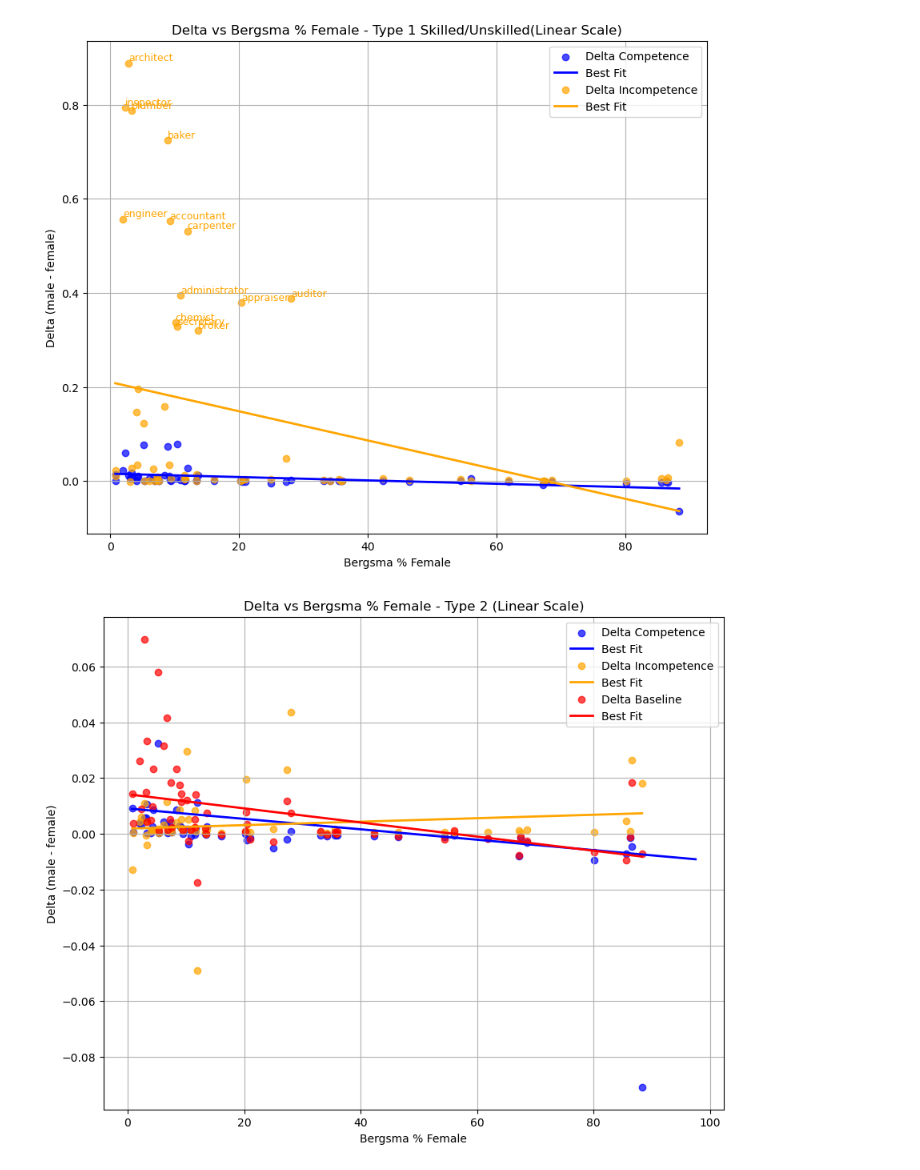
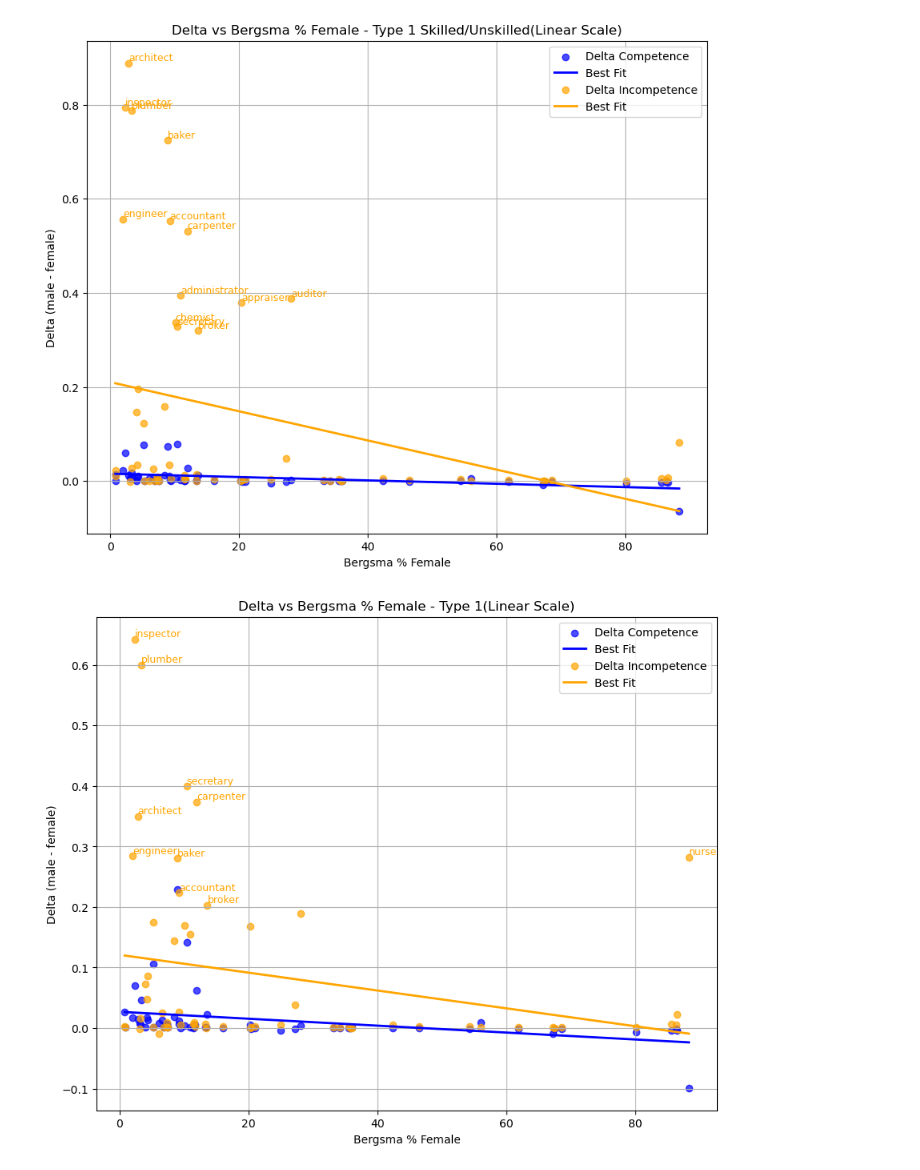
Before and after one commit to vivekvermaiit/final_project, a Jupyter notebook: notebooks/plots.ipynb, the cells around one changed output. Drawn from its saved outputs; the diff is of its cells as text; code cells hidden in the pictures.

Commit message:
add capable/incapable synonym for type 1

```diff
--- a/notebooks/plots.ipynb
+++ b/notebooks/plots.ipynb
@@ -126,6 +133,27 @@ for i, (x_val, y_val, lbl) in enumerate(zip(blss['type1_unskilled'], ent_deltas[
 plt.xlabel('BLS % Female')
 plt.ylabel('Delta (male - female)')
 plt.title(f'Delta vs BLS % Female - Type 1 Skilled/Unskilled(Linear Scale)')
+plt.grid(True)
+plt.legend()
+plt.show()
+
+# Type 1 Averaged
+plt.figure(figsize=(10,8))
+# Competence
+plt.scatter(blss['type1_comp_total'], ent_deltas['type1_comp_total'], alpha=0.7, color='blue', label='Delta Competence')
+add_line_of_best_fit(blss['type1_comp_total'], ent_deltas['type1_comp_total'], color='blue', label='Best Fit')
+
+# Incompetence
+plt.scatter(blss['type1_incomp_total'], ent_deltas['type1_incomp_total'], alpha=0.7, color='orange', label='Delta Incompetence')
+add_line_of_best_fit(blss['type1_incomp_total'], ent_deltas['type1_incomp_total'], color='orange', label='Best Fit')
+
+for i, (x_val, y_val, lbl) in enumerate(zip(blss['type1_incomp_total'], ent_deltas['type1_incomp_total'], labels['type1_incomp_total'])):
+    if y_val > 0.2:
+        plt.text(x_val, y_val, lbl, fontsize=9, ha='left', va='bottom', color='orange')
+
+plt.xlabel('BLS % Female')
+plt.ylabel('Delta (male - female)')
+plt.title(f'Delta vs BLS % Female - Type 1(Linear Scale)')
 plt.grid(True)
 plt.legend()
 plt.show()
@@ -226,6 +255,28 @@ plt.title(f'Delta vs Bergsma % Female - Type 1 Skilled/Unskilled(Linear Scale)')
 plt.grid(True)
 plt.legend()
 plt.show()
+
+# Type 1 Averaged
+plt.figure(figsize=(10,8))
+# Competence
+plt.scatter(bergsmas['type1_comp_total'], ent_deltas['type1_comp_total'], alpha=0.7, color='blue', label='Delta Competence')
+add_line_of_best_fit(bergsmas['type1_comp_total'], ent_deltas['type1_comp_total'], color='blue', label='Best Fit')
+
+# Incompetence
+plt.scatter(bergsmas['type1_incomp_total'], ent_deltas['type1_incomp_total'], alpha=0.7, color='orange', label='Delta Incompetence')
+add_line_of_best_fit(bergsmas['type1_incomp_total'], ent_deltas['type1_incomp_total'], color='orange', label='Best Fit')
+
+for i, (x_val, y_val, lbl) in enumerate(zip(bergsmas['type1_incomp_total'], ent_deltas['type1_incomp_total'], labels['type1_incomp_total'])):
+    if y_val > 0.2:
+        plt.text(x_val, y_val, lbl, fontsize=9, ha='left', va='bottom', color='orange')
+
+plt.xlabel('Bergsma % Female')
+plt.ylabel('Delta (male - female)')
+plt.title(f'Delta vs Bergsma % Female - Type 1(Linear Scale)')
+plt.grid(True)
+plt.legend()
+plt.show()
+
 
 # Type 2
 plt.figure(figsize=(10,8))
@@ -251,31 +302,31 @@ plt.show()
 plt.figure(figsize=(10,8))
 # Competence
 plt.scatter(bergsmas['type3_comp'], ent_deltas['type3_comp'], alpha=0.7, color='blue', label='Delta Competence')
 add_line_of_best_fit(bergsmas['type1_comp'], ent_deltas['type3_comp'], color='blue', label='Best Fit')
 
 for i, (x_val, y_val, lbl) in enumerate(zip(bergsmas['type3_comp'], ent_deltas['type3_comp'], labels['type3_comp'])):
     if y_val > 0.03 or y_val< -0.05:
         plt.text(x_val, y_val, lbl, fontsize=9, ha='left', va='top', color='blue')
 
 # Incompetence
 plt.scatter(bergsmas['type3_incomp'], ent_deltas['type3_incomp'], alpha=0.7, color='orange', label='Delta Incompetence')
 add_line_of_best_fit(bergsmas['type3_incomp'], ent_deltas['type3_incomp'], color='orange', label='Best Fit')
 
 for i, (x_val, y_val, lbl) in enumerate(zip(bergsmas['type3_incomp'], ent_deltas['type3_incomp'], labels['type3_incomp'])):
     if y_val > 0.1 or y_val< -0.05:
         plt.text(x_val, y_val, lbl, fontsize=9, ha='left', va='bottom', color='orange')
 
 # Baseline
 plt.scatter(bergsmas['type3_baseline'], ent_deltas['type3_baseline'], alpha=0.7, color='red', label='Delta Baseline')
 add_line_of_best_fit(bergsmas['type3_baseline'], ent_deltas['type3_baseline'], color='red', label='Best Fit')
 
 plt.xlabel('Bergsma % Female')
 plt.ylabel('Delta (male - female)')
 plt.title(f'Delta vs Bergsma % Female - Type 3 (Linear Scale)')
 plt.grid(True)
 plt.legend()
 plt.show()
 # %% [output]
 [figure]
 [figure]
-[figure, old version]
+[figure, new version]
```
Also changed, not shown: parts of 3 cells of this notebook, 6 other files.
